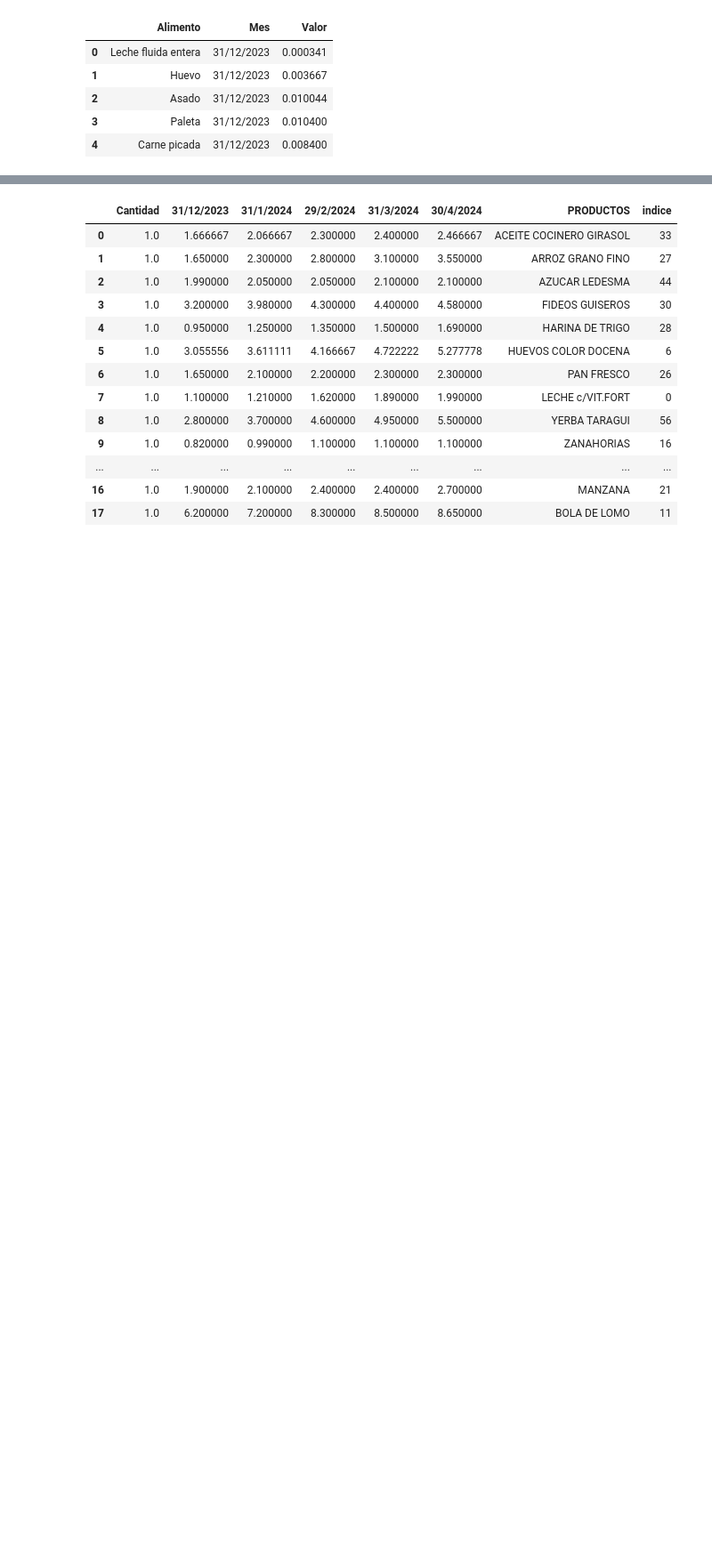
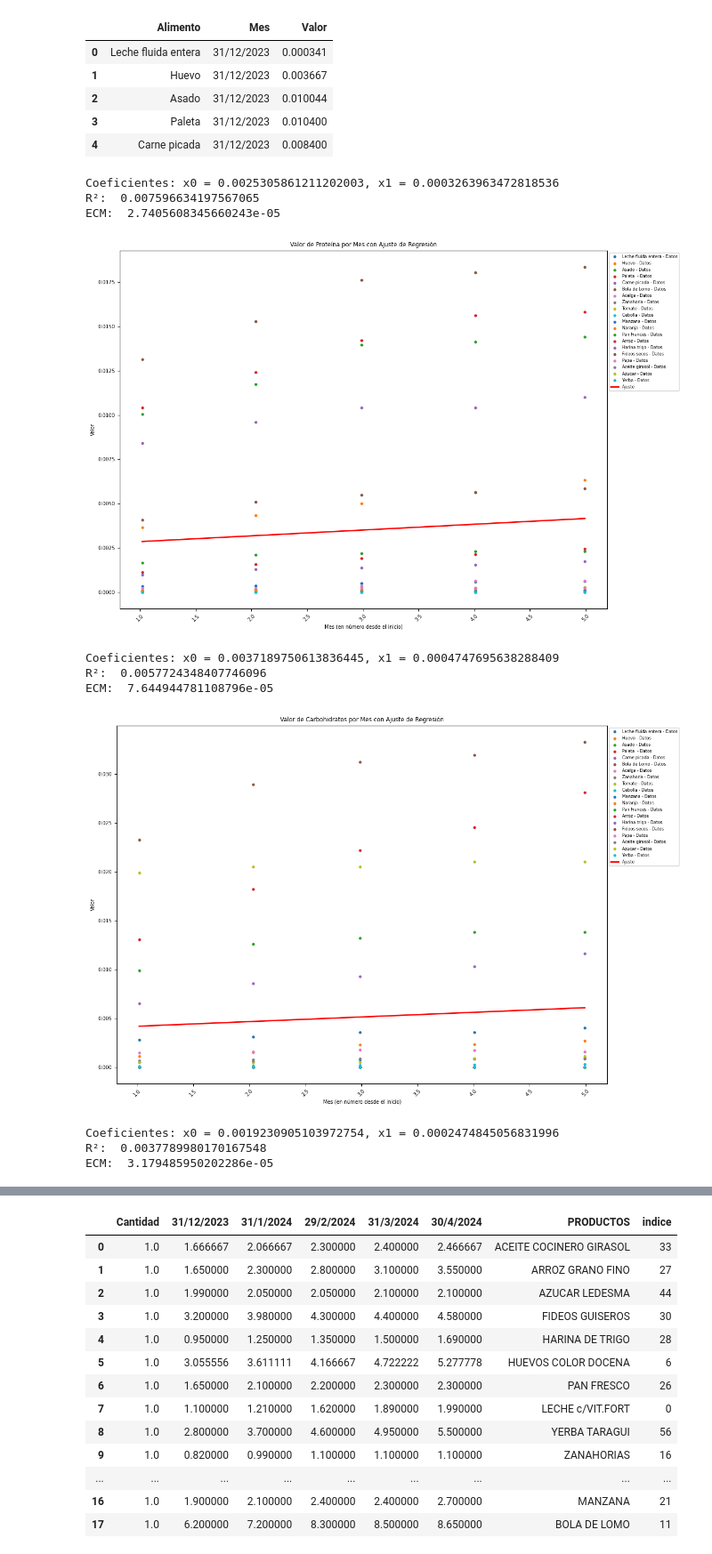
Before and after one commit to pedrobergaglio/algebra-lineal-computacional-2024, a Jupyter notebook: Enunciado TP2 y datos-20240601/Resolución.ipynb, the cells around one changed output, grey strips where cells are left out. Shown at 89% size. Saved outputs shown, nothing was run; the diff lists cells and outputs as text; code cells hidden in the pictures; blank space fills up the shorter version.

```diff
--- a/Enunciado TP2 y datos-20240601/Resolución.ipynb
+++ b/Enunciado TP2 y datos-20240601/Resolución.ipynb
@@ -647,3 +654,82 @@ See the caveats in the documentation: https://pandas.pydata.org/pandas-docs/stab
 | 2 | Asado | 31/12/2023 | 0.010044 |
 | 3 | Paleta | 31/12/2023 | 0.010400 |
 | 4 | Carne picada | 31/12/2023 | 0.008400 |
+# %%
+# convertimos las fechas en 'Mes' a un formato de datetime
+df_proteina['Mes'] = pd.to_datetime(df_proteina['Mes'], format='%d/%m/%Y')
+df_hc['Mes'] = pd.to_datetime(df_hc['Mes'], format='%d/%m/%Y')
+df_grasas['Mes'] = pd.to_datetime(df_grasas['Mes'], format='%d/%m/%Y')
+
+# definimos una fecha de inicio para calcular los meses desde esa fecha para que 31/12/2023 sea el mes 1.
+fecha_inicio = pd.to_datetime('30/11/2023', format='%d/%m/%Y')
+
+# calculamos el número de meses desde la fecha de inicio
+df_proteina['Mes_Num'] = (df_proteina['Mes'] - fecha_inicio) / np.timedelta64(1, 'M')
+df_hc['Mes_Num'] = (df_hc['Mes'] - fecha_inicio) / np.timedelta64(1, 'M')
+df_grasas['Mes_Num'] = (df_grasas['Mes'] - fecha_inicio) / np.timedelta64(1, 'M')
+
+# funcion que ajusta y grafica la regresión lineal usando mínimos cuadrados
+def plot_nutrient_with_regression_manual(data, title):
+    plt.figure(figsize=(12, 8))
+
+    # ajustamos el modelo para el precio e funcion del tiempo
+    X = data['Mes_Num'].values
+    y = data['Valor'].values
+
+    # armamos la matriz A
+    A = np.vstack([np.ones(len(X)), X]).T
+
+    # buscamos x usando la fórmula de mínimos cuadrados
+    A_t = A.T
+    A_t_A = np.dot(A_t, A)
+    A_t_y = np.dot(A_t, y)
+    x = np.linalg.solve(A_t_A, A_t_y)
+
+    # Coeficientes obtenidos
+    x0, x1 = x
+    print(f'Coeficientes: x0 = {x0}, x1 = {x1}')
+
+
+    # Predecir los valores ajustados
+    y_pred = x0 + x1 * X
+
+    # Calcular R² y ECM manualmente
+    ss_total = np.sum((y - np.mean(y))**2)
+    ss_residual = np.sum((y - y_pred)**2)
+    r2 = 1 - (ss_residual / ss_total)
+    ecm = np.mean((y - y_pred)**2)
+
+    print('R²: ', r2)
+    print('ECM: ', ecm)
+
+
+    # graficamos los puntos y la línea ajustada
+    for alimento in data['Alimento'].unique():
+        subset = data[data['Alimento'] == alimento]
+        plt.scatter(subset['Mes_Num'], subset['Valor'], label=f'{alimento} - Datos', s=10)
+
+    plt.plot(data['Mes_Num'], y_pred, label=f'Ajuste', color='red', linewidth=2)
+    plt.xlabel('Mes (en número desde el inicio)')
+    plt.ylabel('Valor')
+    plt.title(title)
+    plt.legend(loc='upper left', bbox_to_anchor=(1, 1), fontsize='small')
+    plt.xticks(rotation=45)
+    plt.tight_layout()
+    plt.show()
+
+# generamos un grafico para cada nutriente
+plot_nutrient_with_regression_manual(df_proteina, 'Valor de Proteína por Mes con Ajuste de Regresión')
+plot_nutrient_with_regression_manual(df_hc, 'Valor de Carbohidratos por Mes con Ajuste de Regresión')
+plot_nutrient_with_regression_manual(df_grasas, 'Valor de Grasas por Mes con Ajuste de Regresión')
+# %% [output]
+Coeficientes: x0 = 0.0025305861211202003, x1 = 0.0003263963472818536
+R²:  0.007596634197567065
+ECM:  2.7405608345660243e-05
+[figure, added]
+Coeficientes: x0 = 0.0037189750613836445, x1 = 0.0004747695638288409
+R²:  0.0057724348407746096
+ECM:  7.644944781108796e-05
+[figure, added]
+Coeficientes: x0 = 0.0019230905103972754, x1 = 0.0002474845056831996
+R²:  0.0037789980170167548
+ECM:  3.179485950202286e-05
```
Also changed, not shown: parts of 52 cells of this notebook.
